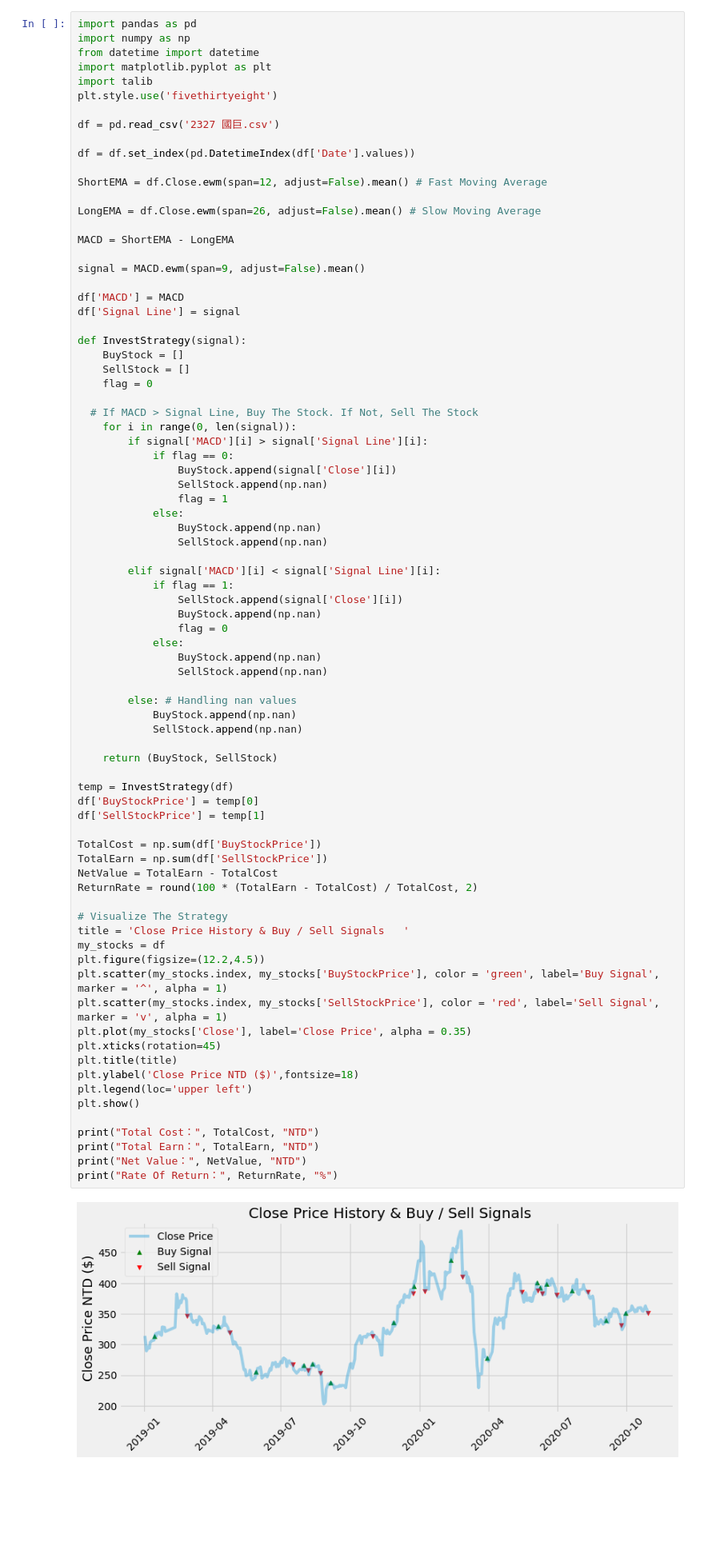
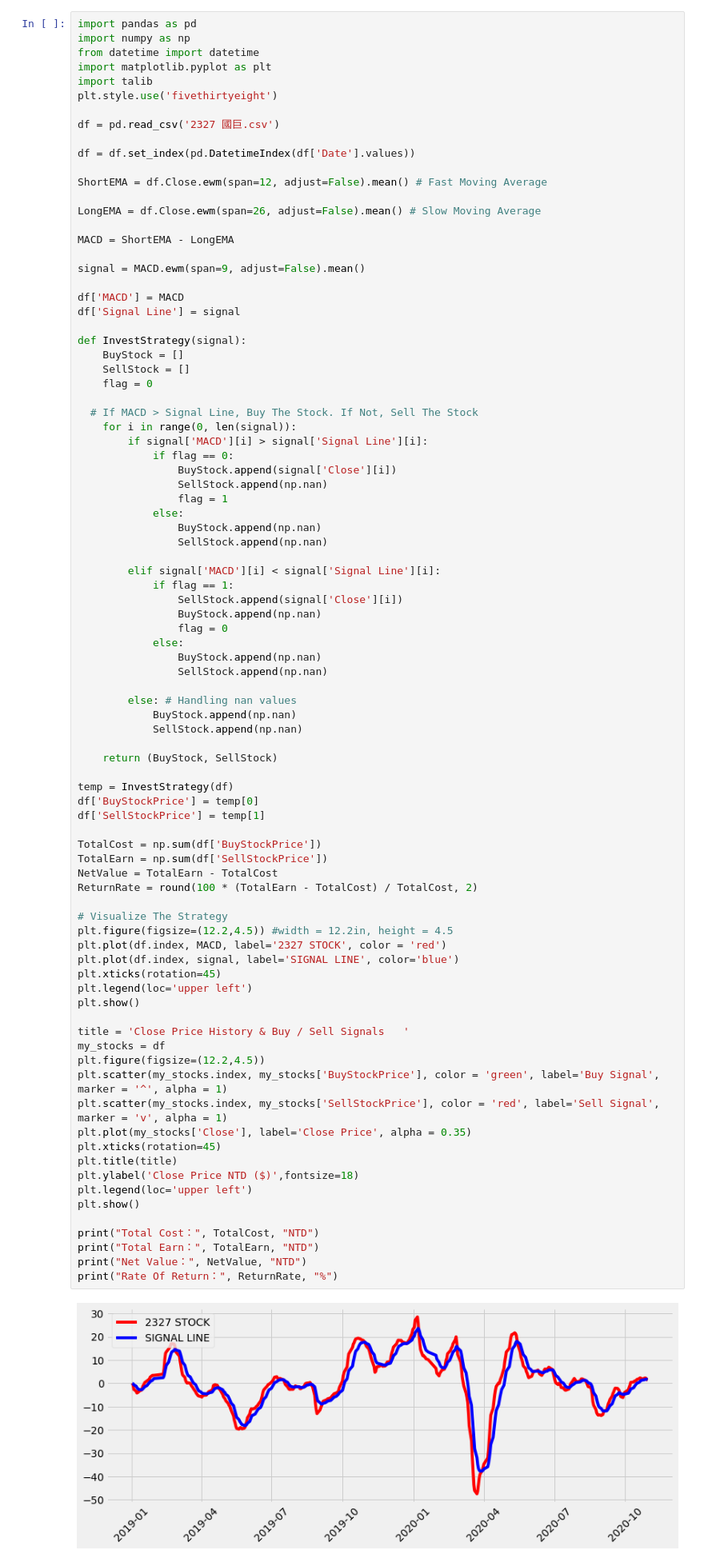
Before and after one commit to toby0622/Stock-Investment-Using-Python, a Jupyter notebook: Final Result.ipynb, the cells around one changed output. Shown: that part at 80% size. Cells and saved outputs as stored; diff of their text form; blank space fills up the shorter version.

```diff
--- a/Final Result.ipynb
+++ b/Final Result.ipynb
@@ -52,31 +52,38 @@ def InvestStrategy(signal):
 
     return (BuyStock, SellStock)
 
 temp = InvestStrategy(df)
 df['BuyStockPrice'] = temp[0]
 df['SellStockPrice'] = temp[1]
 
 TotalCost = np.sum(df['BuyStockPrice'])
 TotalEarn = np.sum(df['SellStockPrice'])
 NetValue = TotalEarn - TotalCost
 ReturnRate = round(100 * (TotalEarn - TotalCost) / TotalCost, 2)
 
 # Visualize The Strategy
+plt.figure(figsize=(12.2,4.5)) #width = 12.2in, height = 4.5
+plt.plot(df.index, MACD, label='2327 STOCK', color = 'red')
+plt.plot(df.index, signal, label='SIGNAL LINE', color='blue')
+plt.xticks(rotation=45)
+plt.legend(loc='upper left')
+plt.show()
+
 title = 'Close Price History & Buy / Sell Signals   '
 my_stocks = df
 plt.figure(figsize=(12.2,4.5))
 plt.scatter(my_stocks.index, my_stocks['BuyStockPrice'], color = 'green', label='Buy Signal', marker = '^', alpha = 1)
 plt.scatter(my_stocks.index, my_stocks['SellStockPrice'], color = 'red', label='Sell Signal', marker = 'v', alpha = 1)
 plt.plot(my_stocks['Close'], label='Close Price', alpha = 0.35)
 plt.xticks(rotation=45)
 plt.title(title)
 plt.ylabel('Close Price NTD ($)',fontsize=18)
 plt.legend(loc='upper left')
 plt.show()
 
 print("Total Cost：", TotalCost, "NTD")
 print("Total Earn：", TotalEarn, "NTD")
 print("Net Value：", NetValue, "NTD")
 print("Rate Of Return：", ReturnRate, "%")
 # %% [output]
-[figure, old version]
+[figure, new version]
```
Also changed, not shown: parts of 1 cell of this notebook.
